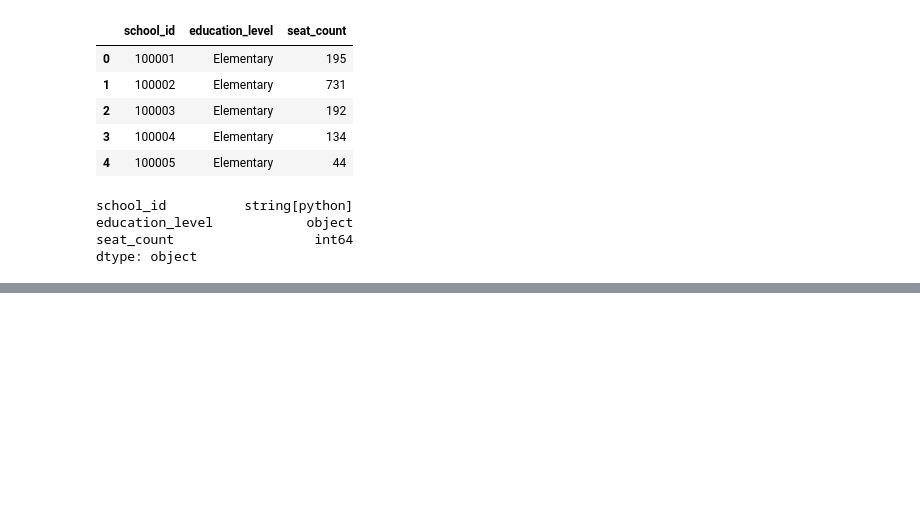
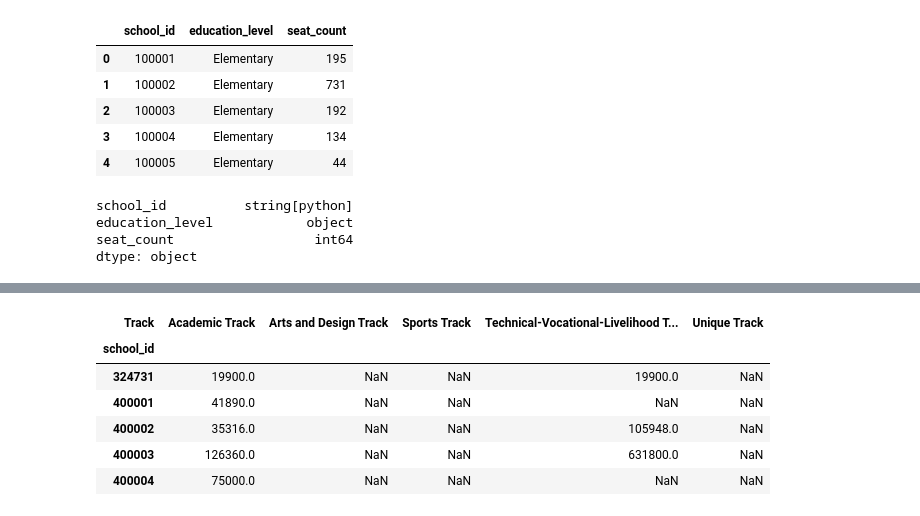
Before and after one commit to cair-philippines/project_paaral, a Jupyter notebook: notebooks/0.1-process-enrollment.ipynb, the cells around one changed output, grey strips where cells are left out. Drawn from its saved outputs; the diff is of its cells as text; code cells hidden in the pictures; blank space fills up the shorter version.

```diff
--- a/notebooks/0.1-process-enrollment.ipynb
+++ b/notebooks/0.1-process-enrollment.ipynb
@@ -471,0 +577,18 @@ dtype: object
+# %%
+pvt_shsvp = shsvp_data.pivot_table(
+    index='school_id',
+    columns=['Track'],
+    values='Total Fees',
+    aggfunc='sum',
+    observed=False,
+)
+# %%
+pvt_shsvp.head()
+# %% [output]
+| Track | Academic Track | Arts and Design Track | Sports Track | Technical-Vocational-Livelihood T... | Unique Track |
+| school_id |  |  |  |  |  |
+| 324731 | 19900.0 | NaN | NaN | 19900.0 | NaN |
+| 400001 | 41890.0 | NaN | NaN | NaN | NaN |
+| 400002 | 35316.0 | NaN | NaN | 105948.0 | NaN |
+| 400003 | 126360.0 | NaN | NaN | 631800.0 | NaN |
+| 400004 | 75000.0 | NaN | NaN | NaN | NaN |
```
Also changed, not shown: parts of 17 cells of this notebook.
